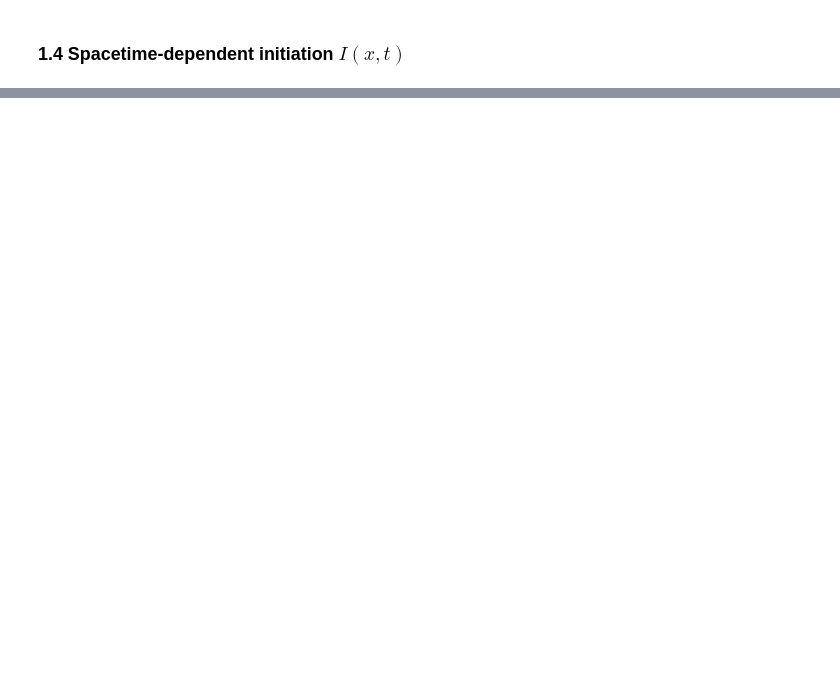
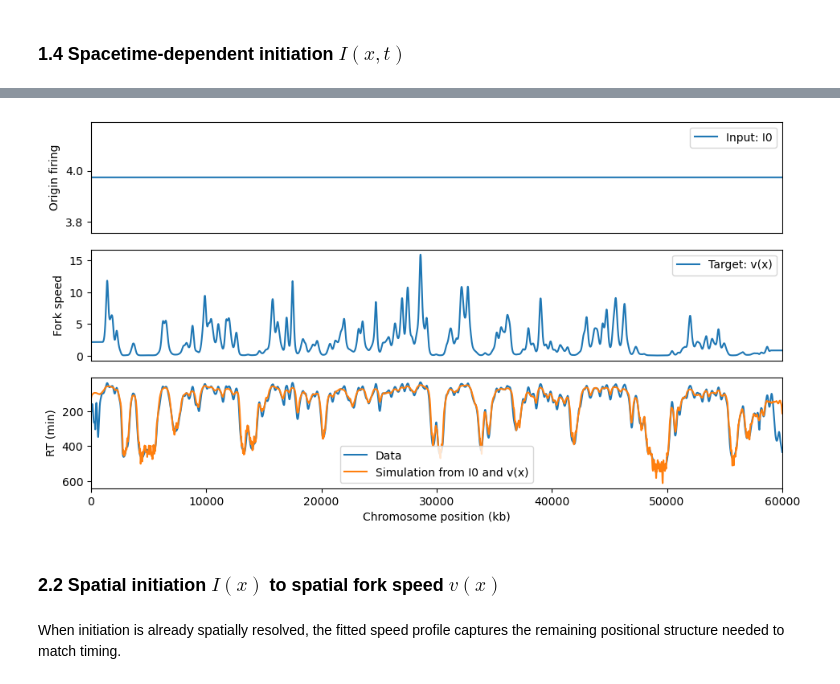
Before and after one commit to fberkemeier/DNAscape, a Jupyter notebook: examples/2_mapping.ipynb, the cells around one changed output, grey strips where cells are left out. Drawn from its saved outputs; the diff is of its cells as text; code cells hidden in the pictures; blank space fills up the shorter version.

```diff
--- a/examples/2_mapping.ipynb
+++ b/examples/2_mapping.ipynb
@@ -422,0 +337,15 @@ mplotf(
+# %%
+fork_speed_space_from_I0 = rmap(
+    source={
+        "replication_timing": replication_timing,
+        "firing_rate": firing_rate_constant,
+    },
+    target="fork_speed",
+    assumptions={
+        "target_form": "space",
+        "initial_fork_speed": fork_speed,
+        "space_fit_step": 0.4,
+        "space_maxiter": 40,
+        "smoothw": 100,
+    }
+)
@@ -422,0 +354,10 @@ mplotf(
+# %%
+replication_timing_sim_speed_I0_space = rsim(
+    source={
+        "firing_rate": firing_rate_constant,
+        "fork_speed": fork_speed_space_from_I0,
+    },
+    assumptions={
+        "sim_number": 100,
+    },
+)["replication_timing"]
@@ -422,0 +366,24 @@ mplotf(
+# %%
+mplotf(
+    [
+        np.full(n_positions, firing_rate_constant),
+        fork_speed_space_from_I0,
+        [replication_timing, replication_timing_sim_speed_I0_space],
+    ],
+    mlabels=[
+        ["Input: I0"],
+        ["Target: v(x)"],
+        ["Data", "Simulation from I0 and v(x)"],
+    ],
+    mx_array=positions_kb,
+    minvyQ=[False, False, True],
+    mxtitle=["", "", "Chromosome position (kb)"],
+    mytitle=["Origin firing", "Fork speed", "RT (min)"],
+    figsize=(10, 1.9),
+)
+# %% [output]
+[figure, added]
+# %% [markdown]
+### 2.2 Spatial initiation $I(x)$ to spatial fork speed $v(x)$
+# %% [markdown]
+When initiation is already spatially resolved, the fitted speed profile captures the remaining positional structure needed to match timing.
```
Also changed, not shown: parts of 57 cells of this notebook, 3 other files.
